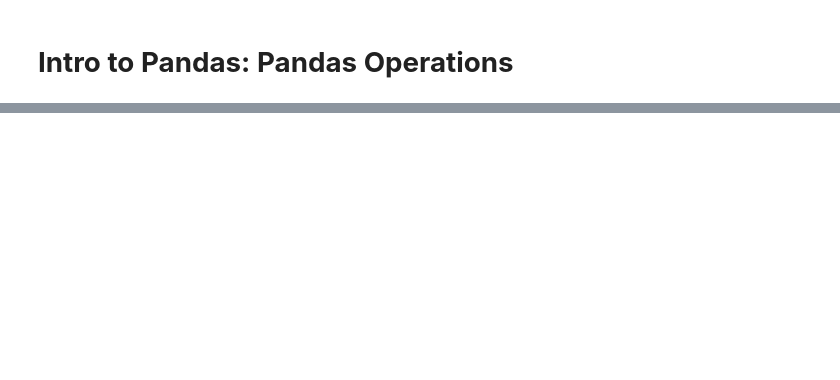
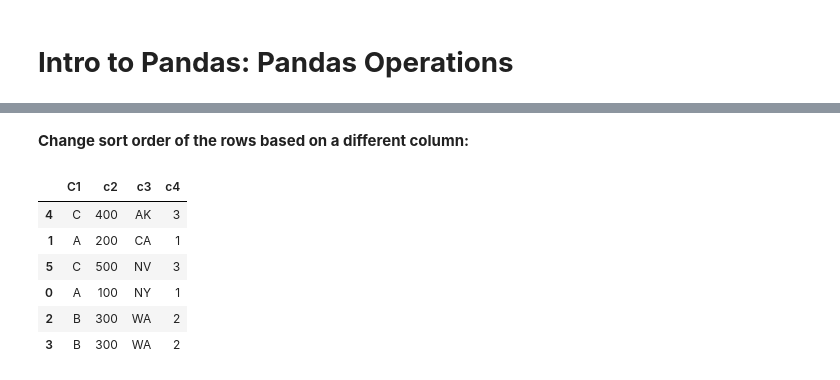
Before and after one commit to eflatt/udemy-Complete-Tensorflow-2-and-Keras, a Jupyter notebook: intro_to_pandas.ipynb, the cells around one changed output, grey strips where cells are left out. Drawn from its saved outputs; the diff is of its cells as text; code cells hidden in the pictures; blank space fills up the shorter version.

```diff
--- a/intro_to_pandas.ipynb
+++ b/intro_to_pandas.ipynb
@@ -436,0 +518,16 @@ df.groupby('Geography').describe()
+# %% [markdown]
+**Change sort order of the rows based on a different column:**
+# %%
+# Note this is not in-place destructive, you'd need to make an
+# Assignment to make this permanent.
+
+# Note that the index remains correct
+df_one.sort_values('c3')
+# %% [output]
+|  | C1 | c2 | c3 | c4 |
+| 4 | C | 400 | AK | 3 |
+| 1 | A | 200 | CA | 1 |
+| 5 | C | 500 | NV | 3 |
+| 0 | A | 100 | NY | 1 |
+| 2 | B | 300 | WA | 2 |
+| 3 | B | 300 | WA | 2 |
```
Also changed, not shown: parts of 32 cells of this notebook.
